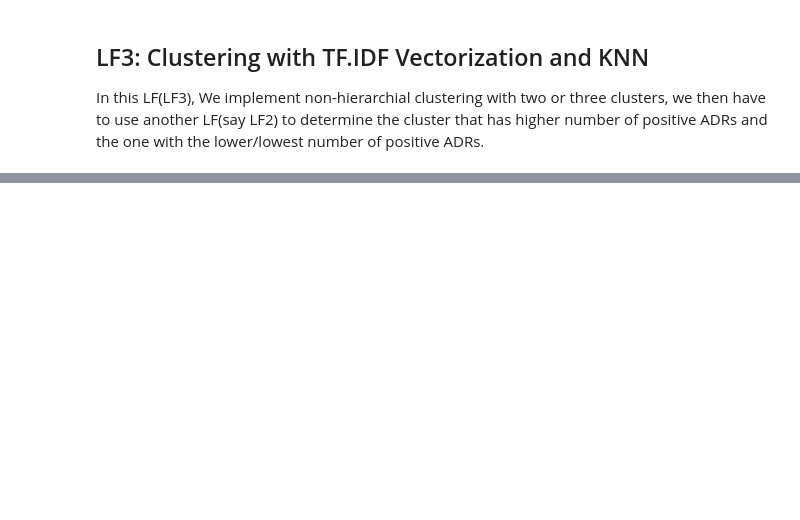
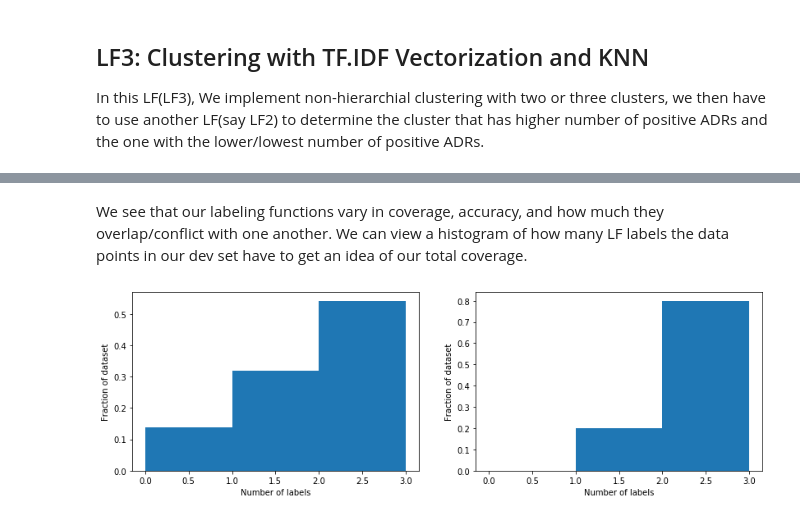
Before and after one commit to purplepotion/sadrat, a Jupyter notebook: research/data_programming_sample.ipynb, the cells around one changed output, grey strips where cells are left out. Drawn from its saved outputs; the diff is of its cells as text; code cells hidden in the pictures; blank space fills up the shorter version.

Commit message:
data programming on sample data 70 percent accuracy

```diff
--- a/research/data_programming_sample.ipynb
+++ b/research/data_programming_sample.ipynb
@@ -186,0 +384,5 @@ questran months years drug high diarrhea given would doctor ve
+# %%
+# make the training set
+drop_index_list = list(df_test.index)
+df_train = df.drop(drop_index_list)
+df_train.shape
@@ -186,0 +391,9 @@ questran months years drug high diarrhea given would doctor ve
+# %%
+from snorkel.labeling import PandasLFApplier
+lfs = [textblob_polarity,
+       textblob_subjectivity,
+       distant_supervision,
+       simple_term_matching
+      ]
+applier = PandasLFApplier(lfs=lfs)
+L_train = applier.apply(df=df_train)
@@ -186,0 +427,2 @@ questran months years drug high diarrhea given would doctor ve
+# %%
+L_dev = applier.apply(df=df_test)
@@ -186,0 +439,16 @@ questran months years drug high diarrhea given would doctor ve
+# %% [markdown]
+We see that our labeling functions vary in coverage, accuracy, and how much they overlap/conflict with one another. We can view a histogram of how many LF labels the data points in our dev set have to get an idea of our total coverage.
+# %%
+def plot_label_frequency(L):
+    plt.hist((L != ABSTAIN).sum(axis=1), density=True, bins=range(L.shape[1]))
+    plt.xlabel("Number of labels")
+    plt.ylabel("Fraction of dataset")
+# %%
+plt.subplot(1,2,1)
+plot_label_frequency(L_train)
+plt.subplots_adjust(hspace=1, left=0.225, right=2, wspace=0.2)
+plt.subplot(1,2,2)
+plot_label_frequency(L_dev)
+plt.show()
+# %% [output]
+[figure, added]
```
Also changed, not shown: parts of 55 cells of this notebook, 5 other files.
